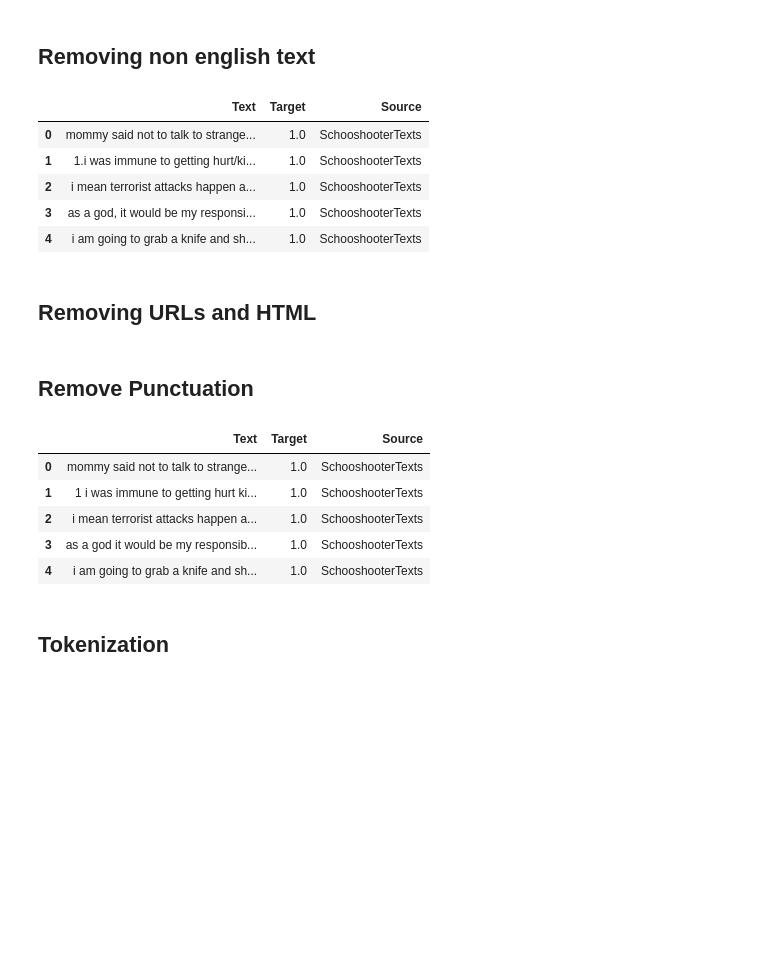
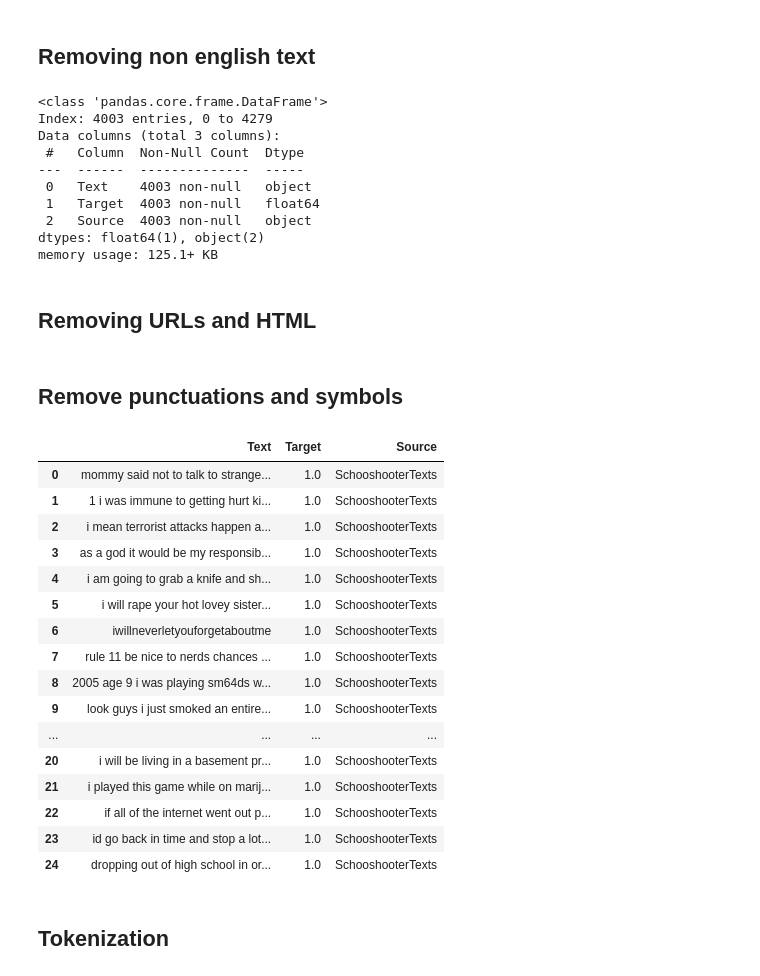
Before and after one commit to CrispiBacon/FYP, a Jupyter notebook: 4. Data Pre-processing/Pre-processing.ipynb, the cells around one changed output. Drawn from its saved outputs; the diff is of its cells as text; code cells hidden in the pictures; blank space fills up the shorter version.

```diff
--- a/4. Data Pre-processing/Pre-processing.ipynb
+++ b/4. Data Pre-processing/Pre-processing.ipynb
@@ -100,14 +88,18 @@ def detect_language(text):
 df['language'] = df['Text'].apply(detect_language)
 df = df[df['language'] == 'en']
 df = df.drop(columns=['language'])
-df.head()
+df.info()
 # %% [output]
-|  | Text | Target | Source |
-| 0 | mommy said not to talk to strange... | 1.0 | SchooshooterTexts |
-| 1 | 1.i was immune to getting hurt/ki... | 1.0 | SchooshooterTexts |
-| 2 | i mean terrorist attacks happen a... | 1.0 | SchooshooterTexts |
-| 3 | as a god, it would be my responsi... | 1.0 | SchooshooterTexts |
-| 4 | i am going to grab a knife and sh... | 1.0 | SchooshooterTexts |
+<class 'pandas.core.frame.DataFrame'>
+Index: 4003 entries, 0 to 4279
+Data columns (total 3 columns):
+ #   Column  Non-Null Count  Dtype
+---  ------  --------------  -----
+ 0   Text    4003 non-null   object
+ 1   Target  4003 non-null   float64
+ 2   Source  4003 non-null   object
+dtypes: float64(1), object(2)
+memory usage: 125.1+ KB
 # %% [markdown]
 ## Removing URLs and HTML
 # %%
@@ -125,28 +117,44 @@ def remove_html(text):
 
 df['Text'] = df['Text'].apply(remove_html)
 # %% [markdown]
-## Remove Punctuation
+## Remove punctuations and symbols
 # %%
+import re
 import string
-import re
 
-def custom_punct_replace(text):
-    # Remove apostrophes
-    text = text.replace("'", "")
-    # Create a punctuation set excluding apostrophe
-    punct = string.punctuation.replace("'", "")
-    # Replace all other punctuation with a space
-    return re.sub(f"[{re.escape(punct)}]", " ", text)
+def remove_non_alnum(text):
+    # Convert to string in case of NaN or other types
+    text = str(text)
+    #replace regular punctuation except aprostophe with a space
+    punct_no_apost = string.punctuation.replace("'", "")
+    text = re.sub(f"[{re.escape(punct_no_apost)}]", " ", text)
 
-df["Text"] = df["Text"].apply(custom_punct_replace)
-df.head()
+    # Keep only letters, numbers, and spaces
+    text = re.sub(r"[^A-Za-z0-9\s]", "", text)
+    # Collapse multiple spaces and strip
+    return re.sub(r"\s+", " ", text).strip()
+
+# Apply to your DataFrame
+df["Text"] = df["Text"].apply(remove_non_alnum)
+df.head(25)
 # %% [output]
 |  | Text | Target | Source |
 | 0 | mommy said not to talk to strange... | 1.0 | SchooshooterTexts |
 | 1 | 1 i was immune to getting hurt ki... | 1.0 | SchooshooterTexts |
 | 2 | i mean terrorist attacks happen a... | 1.0 | SchooshooterTexts |
 | 3 | as a god it would be my responsib... | 1.0 | SchooshooterTexts |
 | 4 | i am going to grab a knife and sh... | 1.0 | SchooshooterTexts |
+| 5 | i will rape your hot lovey sister... | 1.0 | SchooshooterTexts |
+| 6 | iwillneverletyouforgetaboutme | 1.0 | SchooshooterTexts |
+| 7 | rule 11 be nice to nerds chances ... | 1.0 | SchooshooterTexts |
+| 8 | 2005 age 9 i was playing sm64ds w... | 1.0 | SchooshooterTexts |
+| 9 | look guys i just smoked an entire... | 1.0 | SchooshooterTexts |
+| ... | ... | ... | ... |
+| 20 | i will be living in a basement pr... | 1.0 | SchooshooterTexts |
+| 21 | i played this game while on marij... | 1.0 | SchooshooterTexts |
+| 22 | if all of the internet went out p... | 1.0 | SchooshooterTexts |
+| 23 | id go back in time and stop a lot... | 1.0 | SchooshooterTexts |
+| 24 | dropping out of high school in or... | 1.0 | SchooshooterTexts |
 # %% [markdown]
 ## Tokenization
 # %%
```
Also changed, not shown: parts of 15 cells of this notebook, 11 other files.
